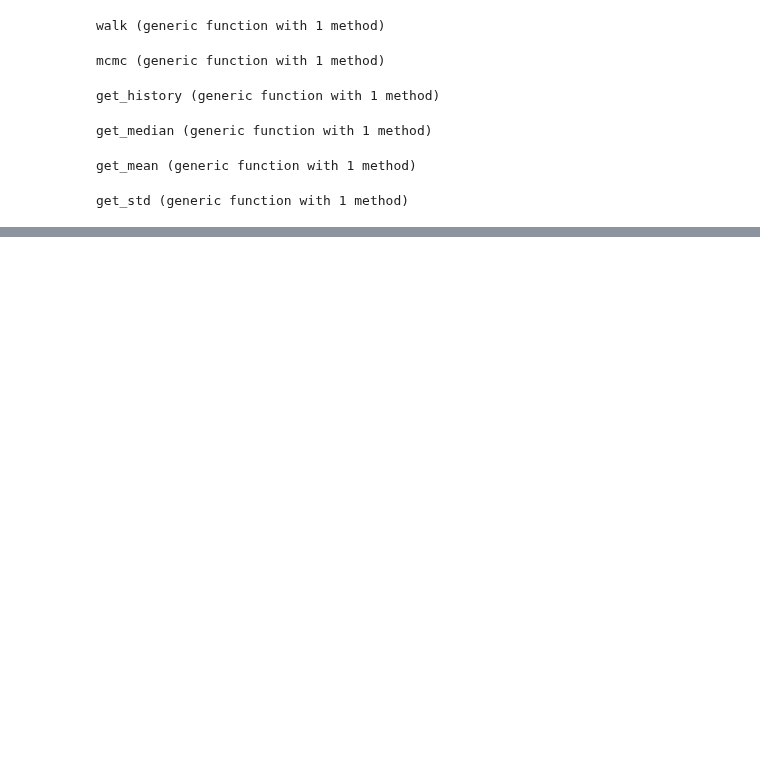
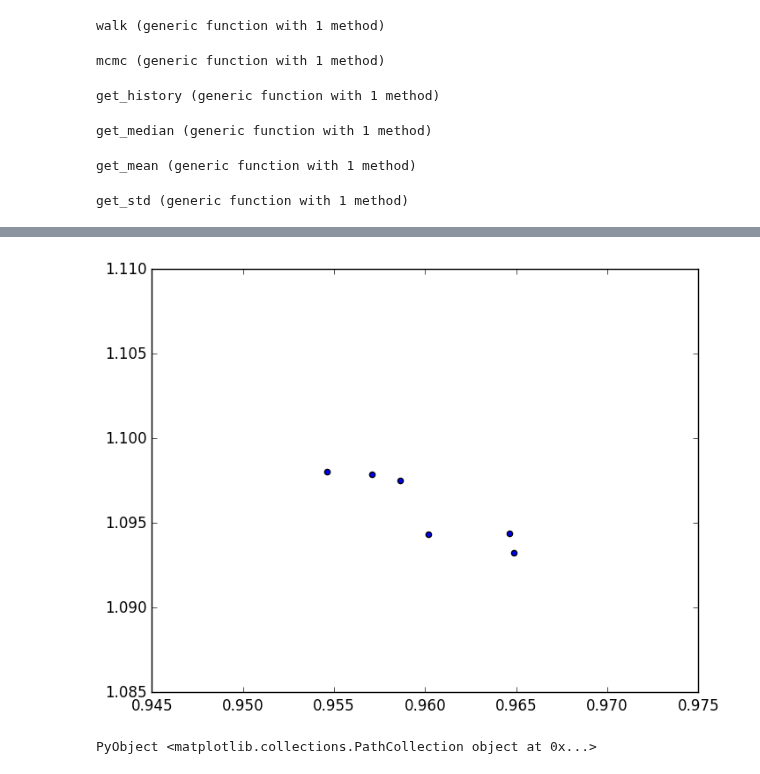
Before and after one commit to jlustigy/ExoJulia, a Jupyter notebook: Homework/hw4/mc_julia.ipynb, the cells around one changed output, grey strips where cells are left out. Drawn from its saved outputs; the diff is of its cells as text; code cells hidden in the pictures; blank space fills up the shorter version.

Commit message:
mcmc works on simple linear model/data, drop_the_mic still needs work

```diff
--- a/Homework/hw4/mc_julia.ipynb
+++ b/Homework/hw4/mc_julia.ipynb
@@ -91,7 +77,7 @@ function walk(w::walker,partner::walker,ascale::Float64,modl::model,data::Array{
     par_trial = z.*w.params.+(1.0-z).*partner.params
     # Compute chi-square:
     chi_trial=chi2(modl,par_trial,data)
-    alp = z^(modl.nparams-1)*exp(-0.5*(chi_trial - w.chi2))
+    alp = z^(modl.nparams-1.0)*exp(-0.5*(chi_trial - w.chi2))
     return walker(par_trial,chi_trial),alp
 end
 # %% [output]
@@ -196,10 +189,10 @@ get_params (generic function with 1 method)
 # %%
-function plot_walkers(w_array::walker_array,p1::Int64,p2::Int64)
+function plot_walkers(w_array::walker_array,p1::Int64,p2::Int64,nstart::Int64)
     pones = Float64[]
     ptwos = Float64[]
-    for rec in w_array.recs
-        push!(pones,rec.walkers[end].params[p1])
-        push!(ptwos,rec.walkers[end].params[p2])
+    for w=1:w_array.nwalkers
+        append!(pones,get_history(w_array,w,p1,nstart))
+        append!(ptwos,get_history(w_array,w,p2,nstart))
     end
     scatter(pones,ptwos)
 end
@@ -225,0 +250,17 @@ run_mcmc (generic function with 1 method)
+# %%
+mod_trial(x,p) = p[1].*x.+p[2]
+modl = model(mod_trial,2)
+xdata = collect(linspace(0,1,100))
+ydata = mod_trial(xdata,[1.,1.])+rand(length(xdata))/10
+yerr = rand(length(xdata))/10
+data = hcat(xdata,ydata,yerr)
+p0 = [0.9,1.1]
+perr = [0.01,0.01]
+foo = init_walkers(modl,p0,perr,data)
+for rec in foo.recs
+    push!(rec,walker([rand(),rand()],15.0))
+end
+results = mcmc(data,modl,p0,perr,10000) ;
+println("done")
+#errorbar(xdata,ydata,yerr=yerr,fmt="xb")
+#This gives a walker_array object to test the following out on if you so choose
@@ -225,0 +279,5 @@ run_mcmc (generic function with 1 method)
+# %%
+plot_walkers(results,1,2)
+# %% [output]
+[figure, added]
+PyObject <matplotlib.collections.PathCollection object at 0x...>
```
Also changed, not shown: parts of 12 cells of this notebook.
